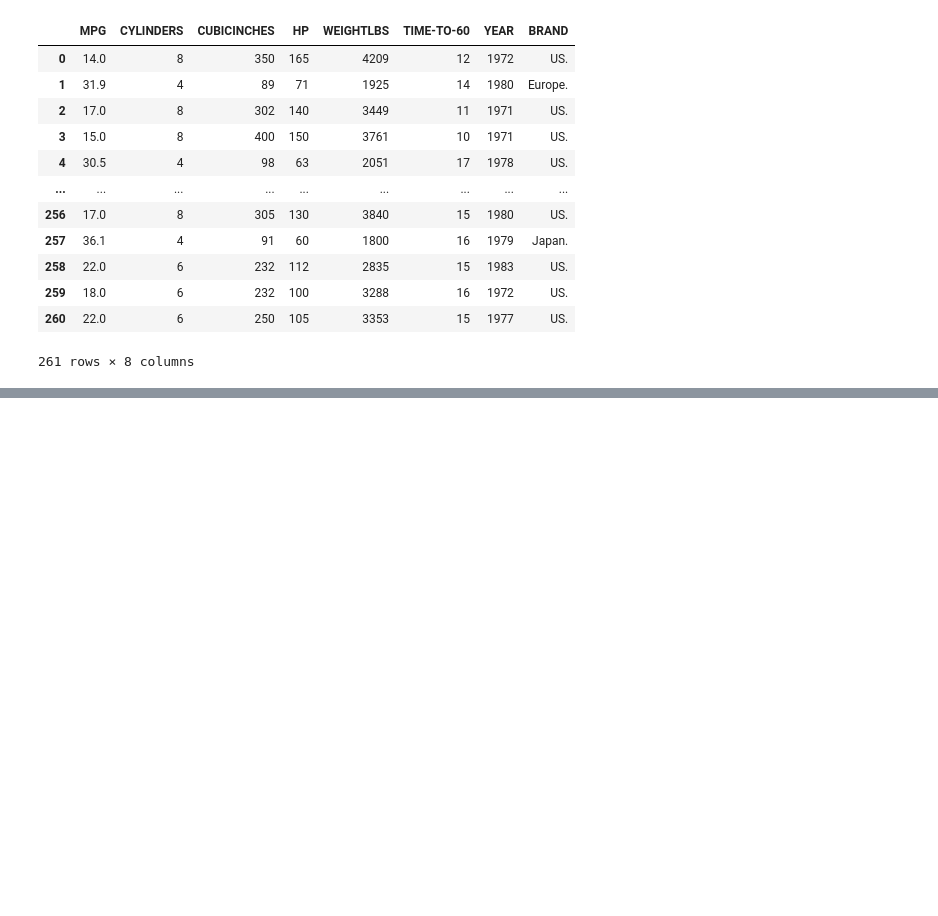
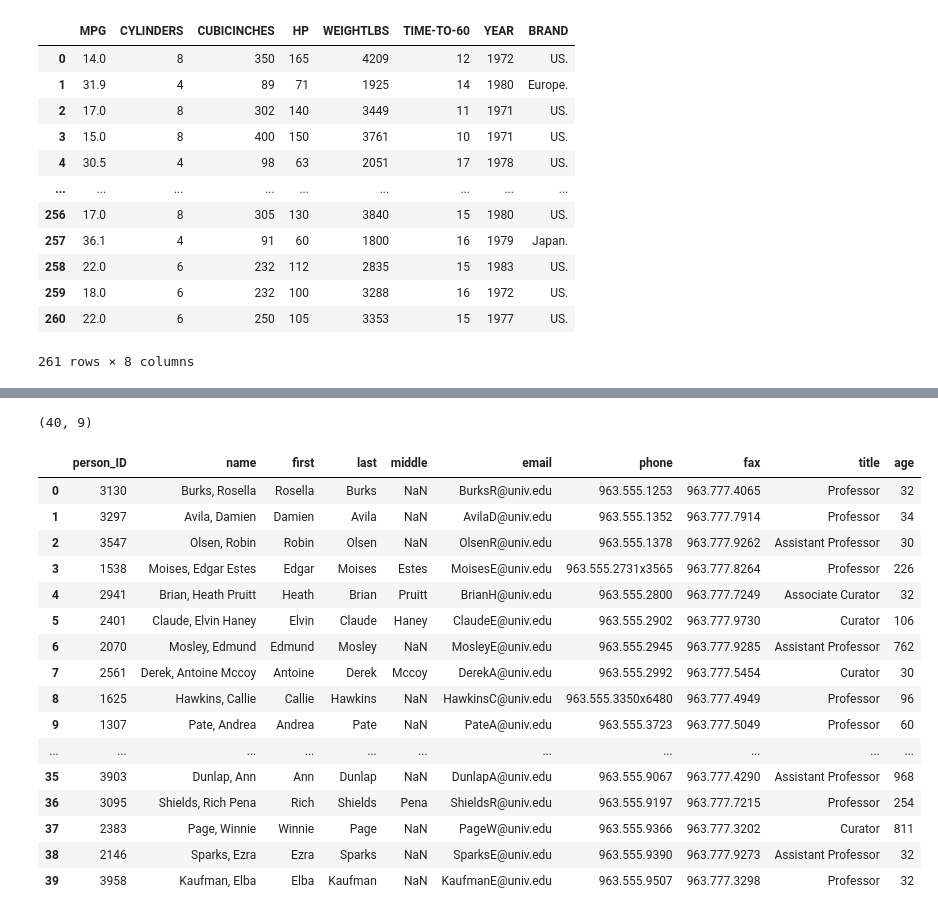
Before and after one commit to baxronovferuz1/DataScience_Np, a Jupyter notebook: Numpy_Pandas_practice.ipynb, the cells around one changed output, grey strips where cells are left out. Cells and saved outputs as stored; diff of their text form; code cells hidden in the pictures; blank space fills up the shorter version.

```diff
--- a/Numpy_Pandas_practice.ipynb
+++ b/Numpy_Pandas_practice.ipynb
@@ -1850,0 +2092,27 @@ df.rename(columns={" brand":"Cars brand"}, inplace=True)
+# %%
+p_df.shape
+# %% [output]
+(40, 9)
+# %%
+p_df=pd.read_csv("https://raw.githubusercontent.com/lawlesst/vivo-sample-data/refs/heads/master/data/csv/people.csv")
+p_df["age"] = np.random.choice(np.concatenate((np.random.randint(10, 100, size=20), np.random.randint(100, 1000, size=20))),size=len(p_df),replace=True)
+# %%
+p_df
+# %% [output]
+|  | person_ID | name | first | last | middle | email | phone | fax | title | age |
+| 0 | 3130 | Burks, Rosella | Rosella | Burks | NaN | BurksR@univ.edu | 963.555.1253 | 963.777.4065 | Professor | 32 |
+| 1 | 3297 | Avila, Damien | Damien | Avila | NaN | AvilaD@univ.edu | 963.555.1352 | 963.777.7914 | Professor | 34 |
+| 2 | 3547 | Olsen, Robin | Robin | Olsen | NaN | OlsenR@univ.edu | 963.555.1378 | 963.777.9262 | Assistant Professor | 30 |
+| 3 | 1538 | Moises, Edgar Estes | Edgar | Moises | Estes | MoisesE@univ.edu | 963.555.2731x3565 | 963.777.8264 | Professor | 226 |
+| 4 | 2941 | Brian, Heath Pruitt | Heath | Brian | Pruitt | BrianH@univ.edu | 963.555.2800 | 963.777.7249 | Associate Curator | 32 |
+| 5 | 2401 | Claude, Elvin Haney | Elvin | Claude | Haney | ClaudeE@univ.edu | 963.555.2902 | 963.777.9730 | Curator | 106 |
+| 6 | 2070 | Mosley, Edmund | Edmund | Mosley | NaN | MosleyE@univ.edu | 963.555.2945 | 963.777.9285 | Assistant Professor | 762 |
+| 7 | 2561 | Derek, Antoine Mccoy | Antoine | Derek | Mccoy | DerekA@univ.edu | 963.555.2992 | 963.777.5454 | Curator | 30 |
+| 8 | 1625 | Hawkins, Callie | Callie | Hawkins | NaN | HawkinsC@univ.edu | 963.555.3350x6480 | 963.777.4949 | Professor | 96 |
+| 9 | 1307 | Pate, Andrea | Andrea | Pate | NaN | PateA@univ.edu | 963.555.3723 | 963.777.5049 | Professor | 60 |
+| ... | ... | ... | ... | ... | ... | ... | ... | ... | ... | ... |
+| 35 | 3903 | Dunlap, Ann | Ann | Dunlap | NaN | DunlapA@univ.edu | 963.555.9067 | 963.777.4290 | Assistant Professor | 968 |
+| 36 | 3095 | Shields, Rich Pena | Rich | Shields | Pena | ShieldsR@univ.edu | 963.555.9197 | 963.777.7215 | Professor | 254 |
+| 37 | 2383 | Page, Winnie | Winnie | Page | NaN | PageW@univ.edu | 963.555.9366 | 963.777.3202 | Curator | 811 |
+| 38 | 2146 | Sparks, Ezra | Ezra | Sparks | NaN | SparksE@univ.edu | 963.555.9390 | 963.777.9273 | Assistant Professor | 32 |
+| 39 | 3958 | Kaufman, Elba | Elba | Kaufman | NaN | KaufmanE@univ.edu | 963.555.9507 | 963.777.3298 | Professor | 32 |
```
Also changed, not shown: parts of 33 cells of this notebook.
